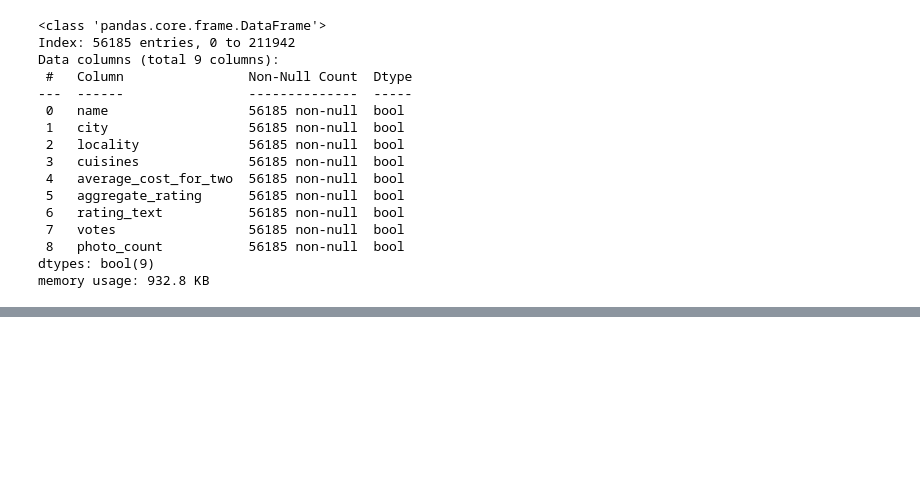
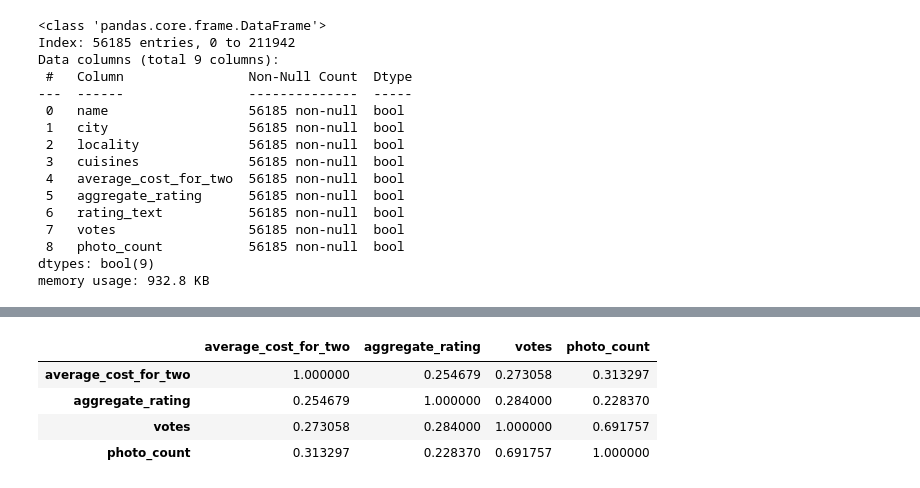
Before and after one commit to ikuchbhi/CSF415-Popular-Dishes-Finder, a Jupyter notebook: preprocessing/exec.ipynb, the cells around one changed output, grey strips where cells are left out. Saved outputs shown, nothing was run; the diff lists cells and outputs as text; code cells hidden in the pictures; blank space fills up the shorter version.

Commit message:
feat: calculating correlation matrix of dataset

```diff
--- a/preprocessing/exec.ipynb
+++ b/preprocessing/exec.ipynb
@@ -285,0 +301,9 @@ df.head()
+# %%
+corr_matrix = df1.corr().abs()
+corr_matrix
+# %% [output]
+|  | average_cost_for_two | aggregate_rating | votes | photo_count |
+| average_cost_for_two | 1.000000 | 0.254679 | 0.273058 | 0.313297 |
+| aggregate_rating | 0.254679 | 1.000000 | 0.284000 | 0.228370 |
+| votes | 0.273058 | 0.284000 | 1.000000 | 0.691757 |
+| photo_count | 0.313297 | 0.228370 | 0.691757 | 1.000000 |
```
Also changed, not shown: parts of 7 cells of this notebook.
